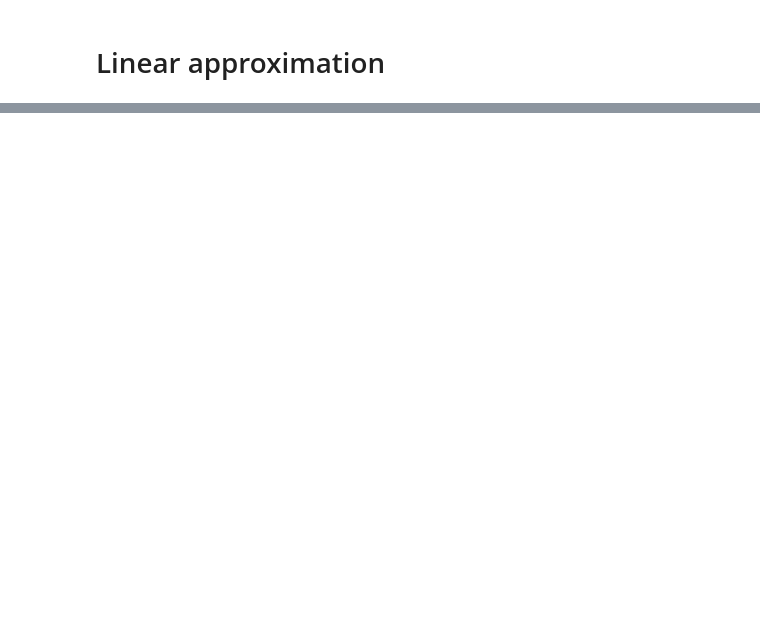
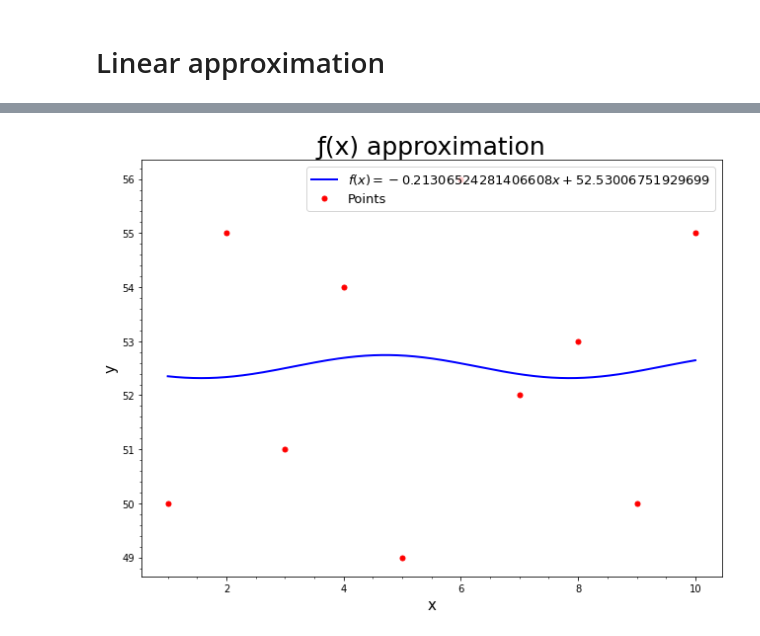
Before and after one commit to SaviDan245/ml-lessons, a Jupyter notebook: linear-approx/linear_approx.ipynb, the cells around one changed output, grey strips where cells are left out. Cells and saved outputs as stored; diff of their text form; code cells hidden in the pictures; blank space fills up the shorter version.

```diff
--- a/linear-approx/linear_approx.ipynb
+++ b/linear-approx/linear_approx.ipynb
@@ -65,0 +69,15 @@ show_linear_plot(x, y, k=k, b=b)
+# %%
+%%timeit
+
+# Input data
+x = np.float64([1, 2, 3, 4, 5, 6, 7, 8, 9, 10])
+y = np.float64([50, 55, 51, 54, 49, 56, 52, 53, 50, 55])
+
+# Ak^2 + Bkb + Cb^2 + Dk + Eb + F
+A, B, C, D, E = (np.sin(x) ** 2).mean(), (2 * np.sin(x)).mean(), 1, (-2 * np.sin(x) * y).mean(), (-2 * y).mean()
+
+# {2Ak + Bb = -D
+# {Bb + 2Cb = -E
+a = np.array([[2*A, B], [B, 2*C]])
+b = np.array([-D, -E])
+k, b = np.linalg.solve(a, b)
@@ -65,0 +86,6 @@ show_linear_plot(x, y, k=k, b=b)
+# %%
+x_lin = np.linspace(x.min(), x.max(), 1000)
+y_lin = k * np.sin(x_lin) + b
+show_linear_plot(x, y, x_lin, y_lin)
+# %% [output]
+[figure, added]
```
Also changed, not shown: parts of 11 cells of this notebook.
